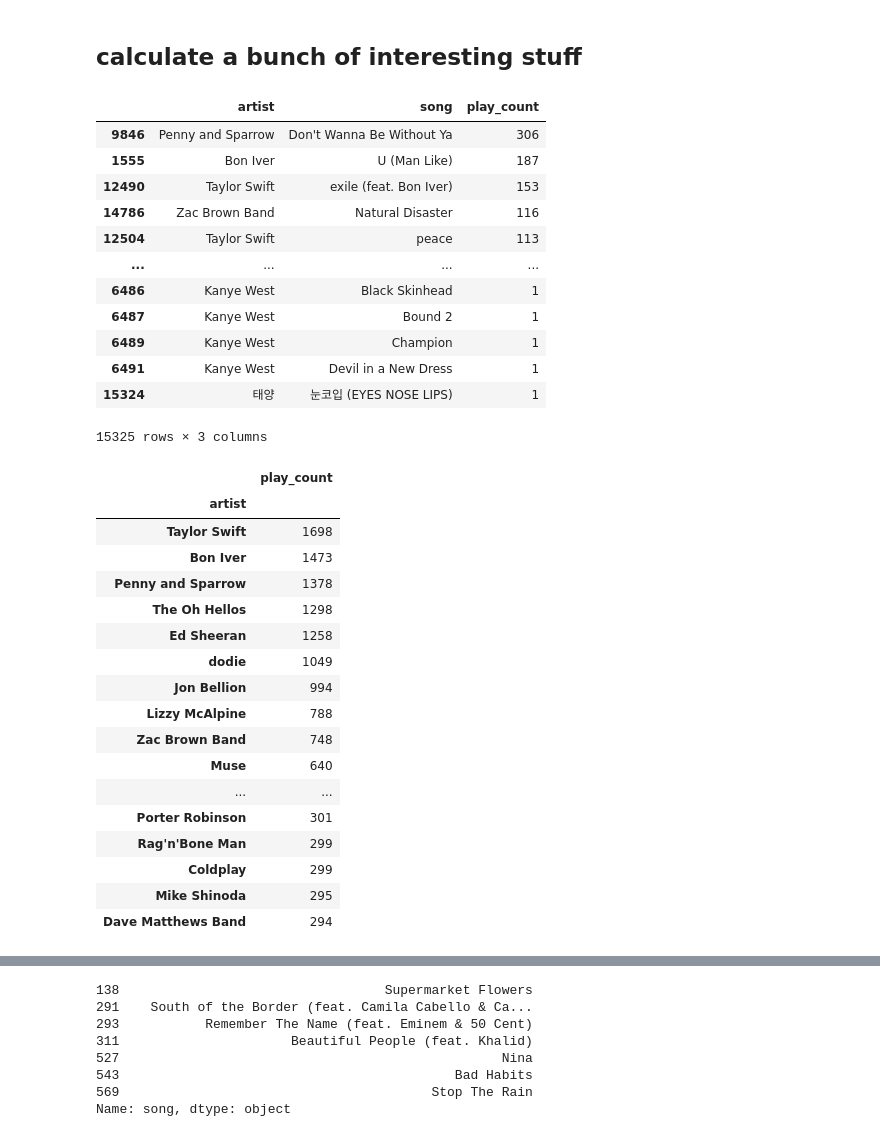
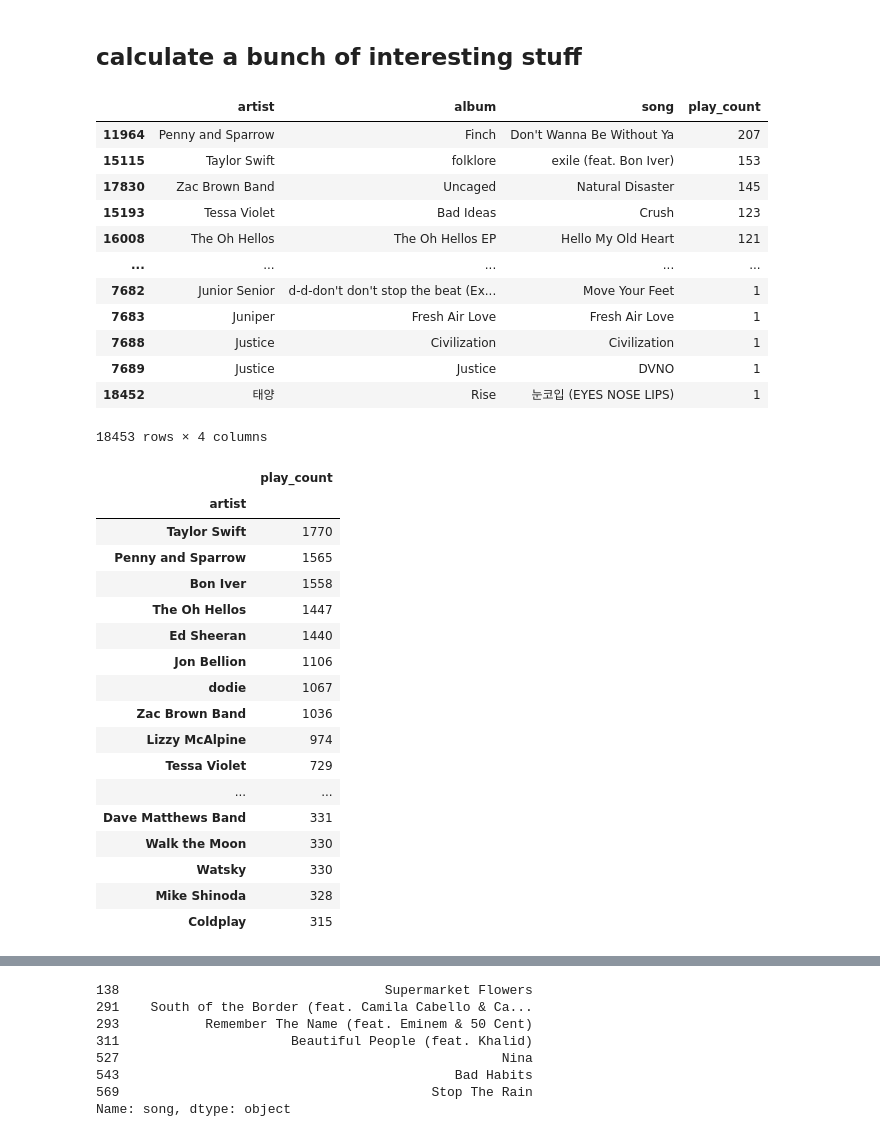
Before and after one commit to awlego/spotify_sync, a Jupyter notebook: Spotify Uploader.ipynb, the cells around one changed output, grey strips where cells are left out. Drawn from its saved outputs; the diff is of its cells as text; code cells hidden in the pictures.

```diff
--- a/Spotify Uploader.ipynb
+++ b/Spotify Uploader.ipynb
@@ -84,7 +82,7 @@ token = util.prompt_for_user_token(username, scope)
 # %%
 header_names = ["artist", "album", "song", "date_played"]
 # spotify_history = pd.read_csv(f"{LASTFM_USERNAME}.csv", header=None, names=header_names)
-spotify_history = pd.read_csv(f"awlego_2023_wrapped.csv", header=None, names=header_names)
+spotify_history = pd.read_csv(f"awlego.csv", header=None, names=header_names)
 
 spotify_history['date_played'] = pd.to_datetime(spotify_history['date_played'], utc=True, infer_datetime_format=True)
 spotify_history['date_played'] = spotify_history['date_played'].dt.tz_convert('US/Pacific')
@@ -110,52 +108,52 @@ spotify_history
 # %% [markdown]
 ## calculate a bunch of interesting stuff
 # %%
-def calc_play_counts(history, album_different=False):
+def calc_play_counts(history, album_different=True):
     if album_different:
         play_counts_df =  history.groupby(["artist", "album", "song"]).size().rename('play_count').reset_index().sort_values('play_count', ascending=False)
     else:
         play_counts_df =  history.groupby(["artist", "song"]).size().rename('play_count').reset_index().sort_values('play_count', ascending=False)
     return play_counts_df
 
-calc_play_counts(spotify_history)
+calc_play_counts(spotify_history, album_different=True)
 # %% [output]
-|  | artist | song | play_count |
-| 9846 | Penny and Sparrow | Don't Wanna Be Without Ya | 306 |
-| 1555 | Bon Iver | U (Man Like) | 187 |
-| 12490 | Taylor Swift | exile (feat. Bon Iver) | 153 |
-| 14786 | Zac Brown Band | Natural Disaster | 116 |
-| 12504 | Taylor Swift | peace | 113 |
-| ... | ... | ... | ... |
-| 6486 | Kanye West | Black Skinhead | 1 |
-| 6487 | Kanye West | Bound 2 | 1 |
-| 6489 | Kanye West | Champion | 1 |
-| 6491 | Kanye West | Devil in a New Dress | 1 |
-| 15324 | 태양 | 눈코입 (EYES NOSE LIPS) | 1 |
+|  | artist | album | song | play_count |
+| 11964 | Penny and Sparrow | Finch | Don't Wanna Be Without Ya | 207 |
+| 15115 | Taylor Swift | folklore | exile (feat. Bon Iver) | 153 |
+| 17830 | Zac Brown Band | Uncaged | Natural Disaster | 145 |
+| 15193 | Tessa Violet | Bad Ideas | Crush | 123 |
+| 16008 | The Oh Hellos | The Oh Hellos EP | Hello My Old Heart | 121 |
+| ... | ... | ... | ... | ... |
+| 7682 | Junior Senior | d-d-don't don't stop the beat (Ex... | Move Your Feet | 1 |
+| 7683 | Juniper | Fresh Air Love | Fresh Air Love | 1 |
+| 7688 | Justice | Civilization | Civilization | 1 |
+| 7689 | Justice | Justice | DVNO | 1 |
+| 18452 | 태양 | Rise | 눈코입 (EYES NOSE LIPS) | 1 |
-15325 rows × 3 columns
+18453 rows × 4 columns
 # %%
 def get_most_played_artists(spotify_history):
-    play_counts_df = calc_play_counts(spotify_history)
+    play_counts_df = calc_play_counts(spotify_history, True)
     return play_counts_df.groupby('artist').sum().sort_values('play_count', ascending=False)
 
 get_most_played_artists(spotify_history)[0:30]
 # %% [output]
 |  | play_count |
 | artist |  |
-| Taylor Swift | 1698 |
-| Bon Iver | 1473 |
-| Penny and Sparrow | 1378 |
-| The Oh Hellos | 1298 |
-| Ed Sheeran | 1258 |
-| dodie | 1049 |
-| Jon Bellion | 994 |
-| Lizzy McAlpine | 788 |
-| Zac Brown Band | 748 |
-| Muse | 640 |
+| Taylor Swift | 1770 |
+| Penny and Sparrow | 1565 |
+| Bon Iver | 1558 |
+| The Oh Hellos | 1447 |
+| Ed Sheeran | 1440 |
+| Jon Bellion | 1106 |
+| dodie | 1067 |
+| Zac Brown Band | 1036 |
+| Lizzy McAlpine | 974 |
+| Tessa Violet | 729 |
 | ... | ... |
-| Porter Robinson | 301 |
-| Rag'n'Bone Man | 299 |
-| Coldplay | 299 |
-| Mike Shinoda | 295 |
-| Dave Matthews Band | 294 |
+| Dave Matthews Band | 331 |
+| Walk the Moon | 330 |
+| Watsky | 330 |
+| Mike Shinoda | 328 |
+| Coldplay | 315 |
 # %%
 def calc_most_listened_all_time(history, limit=50):
```
Also changed, not shown: parts of 32 cells of this notebook.
